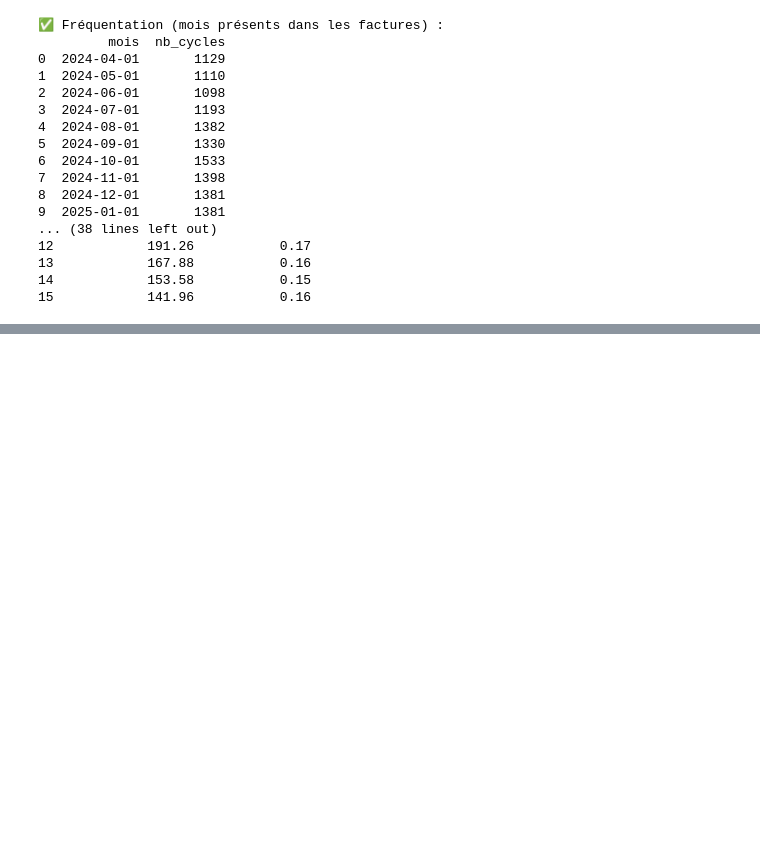
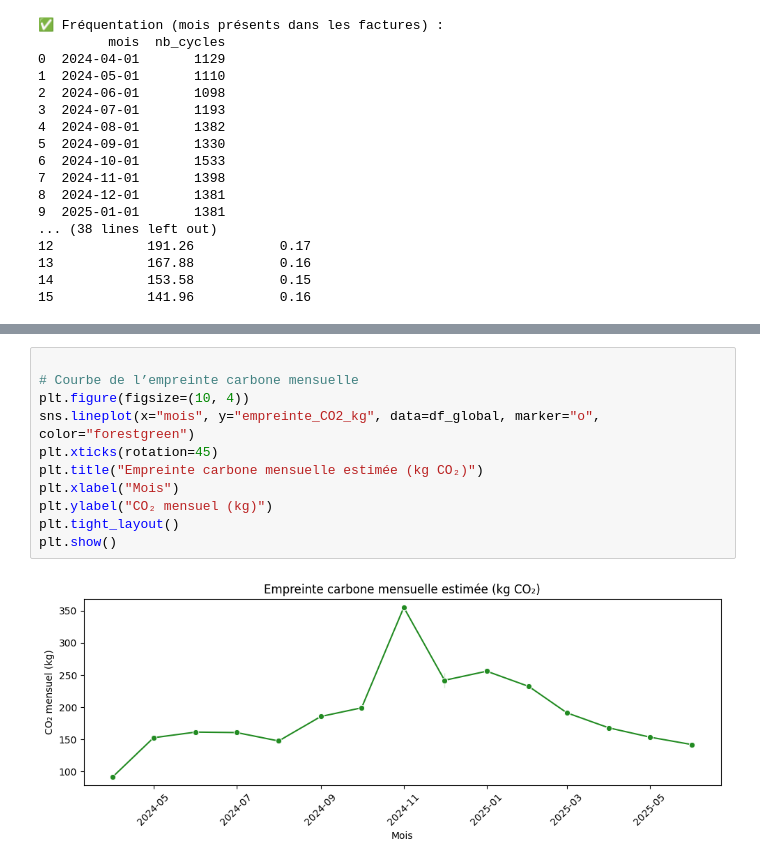
Before and after one commit to Khouloud-HAMMAMI/smart-laundry-data-engineering, a Jupyter notebook: notebooks/exploration.ipynb, the cells around one changed output, grey strips where cells are left out. Drawn from its saved outputs; the diff is of its cells as text; blank space fills up the shorter version.

```diff
--- a/notebooks/exploration.ipynb
+++ b/notebooks/exploration.ipynb
@@ -563,0 +577,13 @@ print(df_global)
+# %%
+
+# Courbe de l’empreinte carbone mensuelle
+plt.figure(figsize=(10, 4))
+sns.lineplot(x="mois", y="empreinte_CO2_kg", data=df_global, marker="o", color="forestgreen")
+plt.xticks(rotation=45)
+plt.title("Empreinte carbone mensuelle estimée (kg CO₂)")
+plt.xlabel("Mois")
+plt.ylabel("CO₂ mensuel (kg)")
+plt.tight_layout()
+plt.show()
+# %% [output]
+[figure, added]
```
Also changed, not shown: parts of 18 cells of this notebook, 3 other files.
